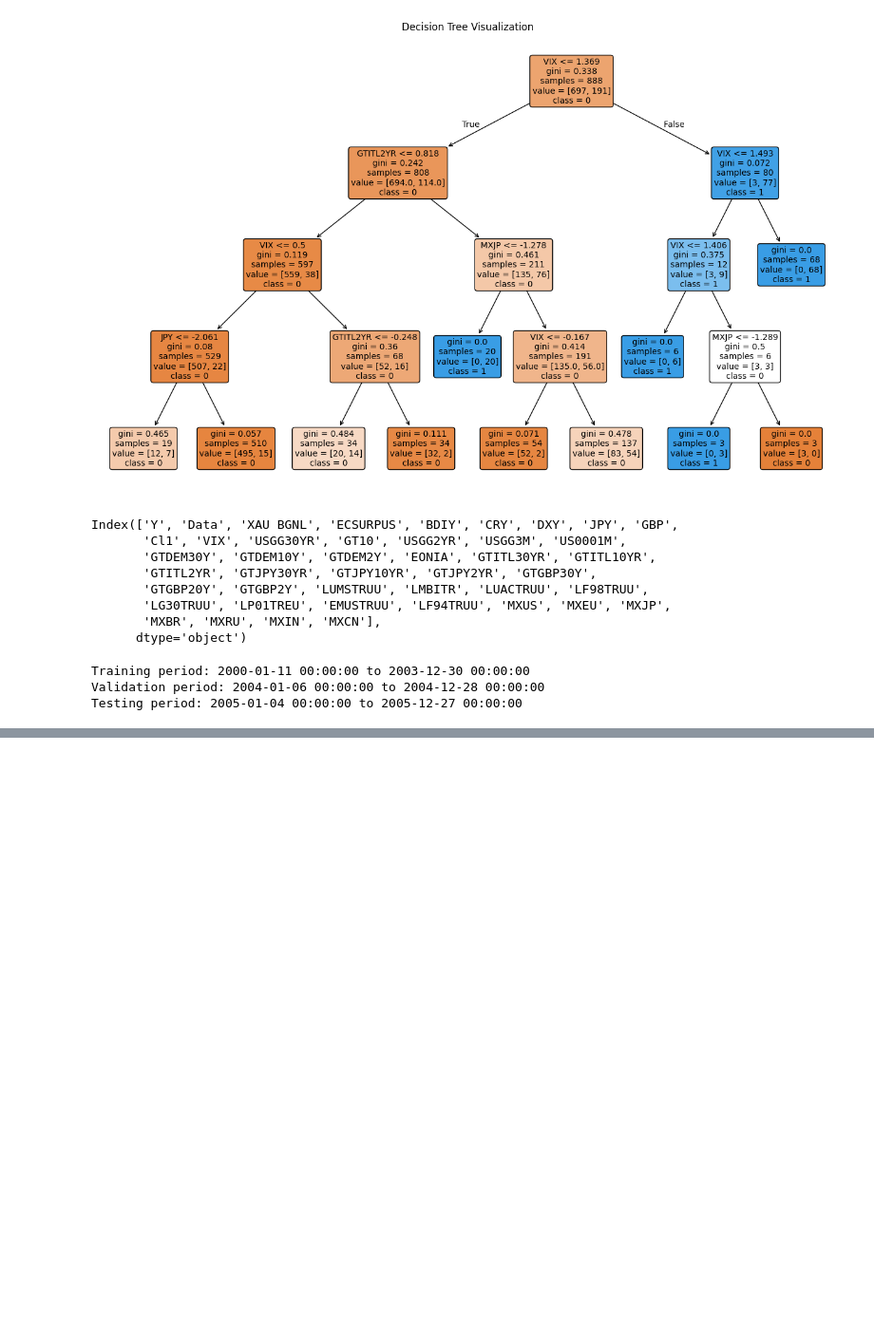
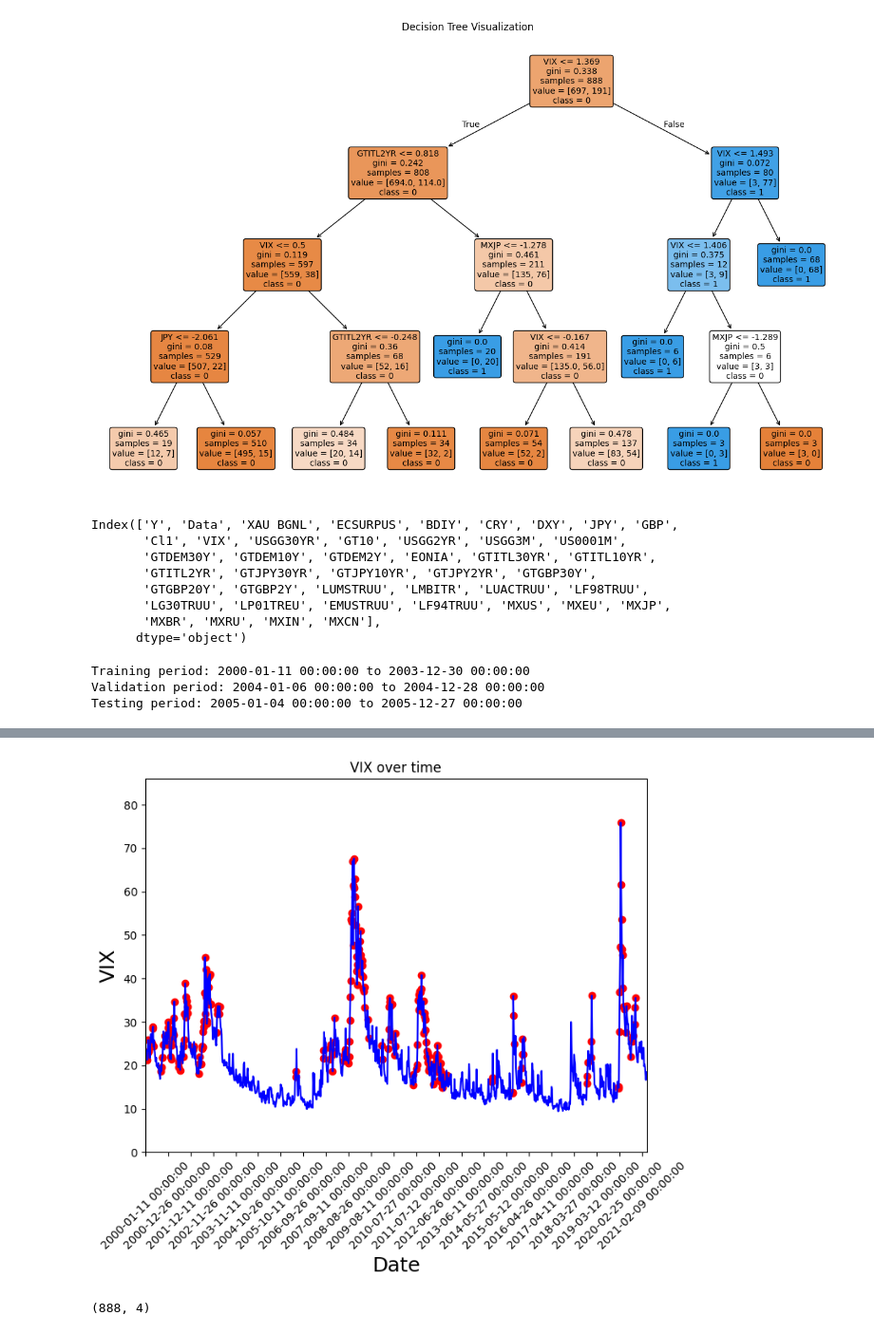
Before and after one commit to pc9350/Market-Anomaly-Detection, a Jupyter notebook: MAD.ipynb, the cells around one changed output, grey strips where cells are left out. Shown at 95% size. Cells and saved outputs as stored; diff of their text form; code cells hidden in the pictures; blank space fills up the shorter version.

```diff
--- a/MAD.ipynb
+++ b/MAD.ipynb
@@ -405,0 +495,17 @@ Testing period: 2005-01-04 00:00:00 to 2005-12-27 00:00:00
+# %%
+df.dropna(inplace=True)
+# %%
+df['Month'] = df['Data'].dt.month
+# %%
+plt.figure(figsize=(8,6))
+plt.xlim(0, df.shape[0])
+plt.ylim(0, df['VIX'].max() + 10)
+plt.plot(df['VIX'], color='blue', label='VIX')
+plt.scatter(df[df['Y'] == 1].index, df[df['Y'] == 1]['VIX'], color='red', label='Anomaly')
+plt.title('VIX over time')
+plt.xticks(range(0, df.shape[0], 50), df['Data'].iloc[::50], rotation = 45)
+plt.xlabel('Date', fontsize = 18)
+plt.ylabel('VIX', fontsize = 18)
+plt.show()
+# %% [output]
+[figure, added]
@@ -405,0 +529,4 @@ Testing period: 2005-01-04 00:00:00 to 2005-12-27 00:00:00
+# %%
+X_train_scaled.shape
+# %% [output]
+(888, 4)
```
Also changed, not shown: parts of 27 cells of this notebook.
